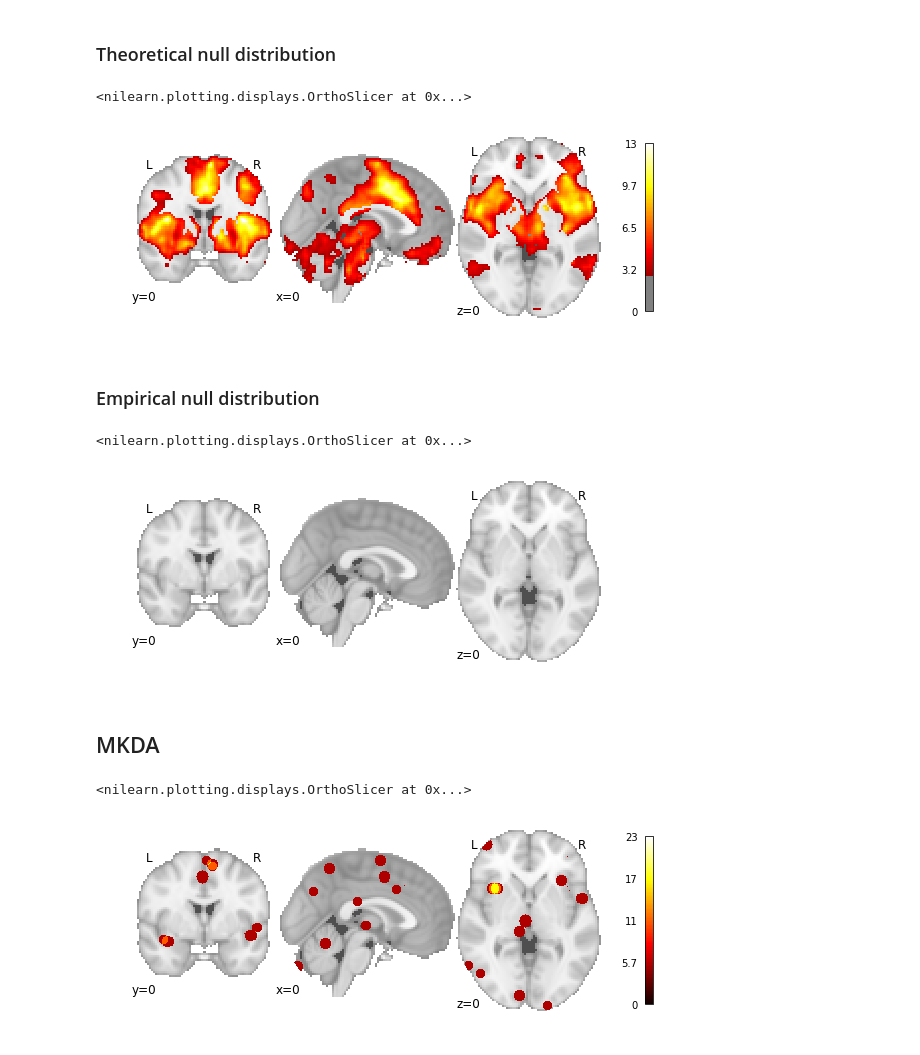
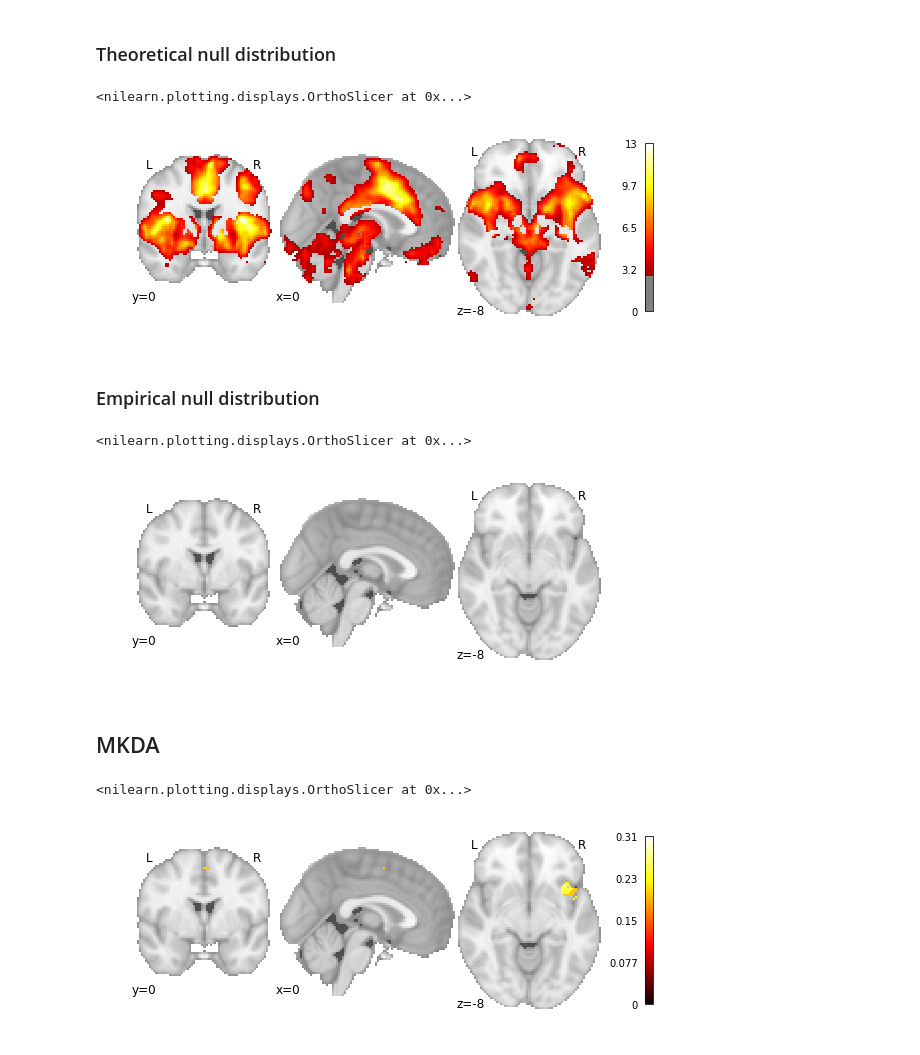
Before and after one commit to neurostuff/NiMARE, a Jupyter notebook: examples/nidm_pain_meta-analyses.ipynb, the cells around one changed output. Drawn from its saved outputs; the diff is of its cells as text; code cells hidden in the pictures.

```diff
--- a/examples/nidm_pain_meta-analyses.ipynb
+++ b/examples/nidm_pain_meta-analyses.ipynb
@@ -24,9 +24,7 @@ with open(dset_file, 'r') as fo:
 db = nimare.dataset.Database(dset_file)
 dset = db.get_dataset()
 
-mask = join(nimare.utils.get_resource_path(),
-            'templates/MNI152_2mm_mask.nii.gz')
-mask_img = nib.load(mask)
+mask_img = dset.mask
 
 logp_thresh = -np.log(.05)
 # %% [markdown]
@@ -168,30 +165,28 @@ con_data = apply_mask(con_imgs, mask_img)
 # %% [markdown]
 ### Theoretical null distribution
 # %%
-result = rfx_glm(con_data, mask_img, null='theoretical',
-                 n_iters=None)
+result = rfx_glm(con_data, mask_img, null='theoretical', n_iters=None)
 plot_stat_map(result.images['log_p'], threshold=logp_thresh,
-              cut_coords=[0, 0, 0], draw_cross=False)
+              cut_coords=[0, 0, -8], draw_cross=False)
 # %% [output]
 <nilearn.plotting.displays.OrthoSlicer at 0x...>
-[figure, old version]
+[figure, new version]
 # %% [markdown]
 ### Empirical null distribution
 # %%
-result = rfx_glm(con_data, mask_img, null='empirical',
-                 n_iters=1000)
+result = rfx_glm(con_data, mask_img, null='empirical', n_iters=1000)
 plot_stat_map(result.images['log_p'], threshold=logp_thresh,
-              cut_coords=[0, 0, 0], draw_cross=False)
+              cut_coords=[0, 0, -8], draw_cross=False)
 # %% [output]
 <nilearn.plotting.displays.OrthoSlicer at 0x...>
-[figure, old version]
+[figure, new version]
 # %% [markdown]
 ## MKDA
 # %%
-mkda = nimare.meta.cbma.MKDA(dset, ids=dset.ids, ids2=dset.ids, kernel__r=6)
-mkda.fit()
-plot_stat_map(mkda.images['pAgF_z_FDR_0.05'],
-              cut_coords=[0, 0, 0], draw_cross=False)
+mkda = nimare.meta.cbma.MKDADensity(dset, ids=dset.ids, kernel__r=10)
+mkda.fit(n_iters=500)
+plot_stat_map(mkda.results.images['vfwe'], cut_coords=[0, 0, -8],
+              draw_cross=False)
 # %% [output]
 <nilearn.plotting.displays.OrthoSlicer at 0x...>
-[figure, old version]
+[figure, new version]
```
Also changed, not shown: parts of 6 cells of this notebook, 4 other files.
